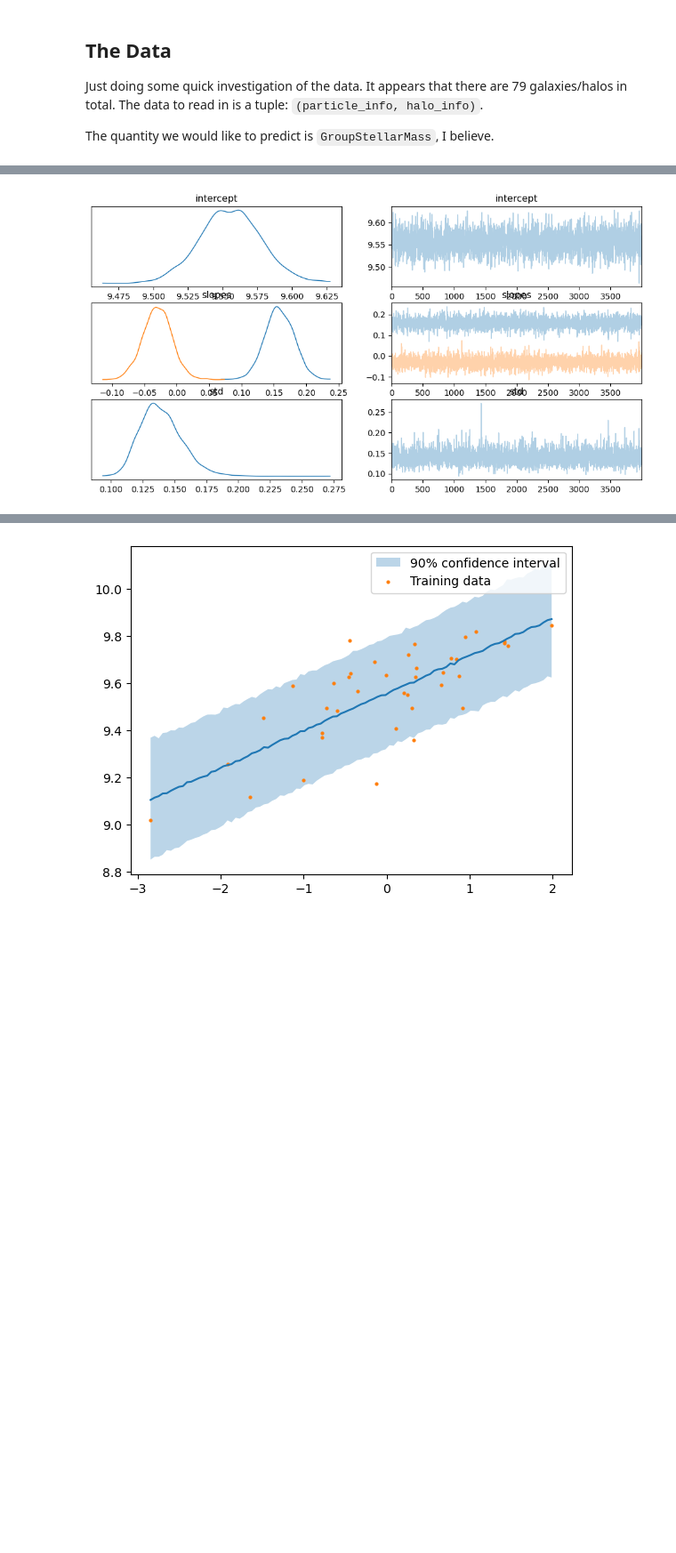
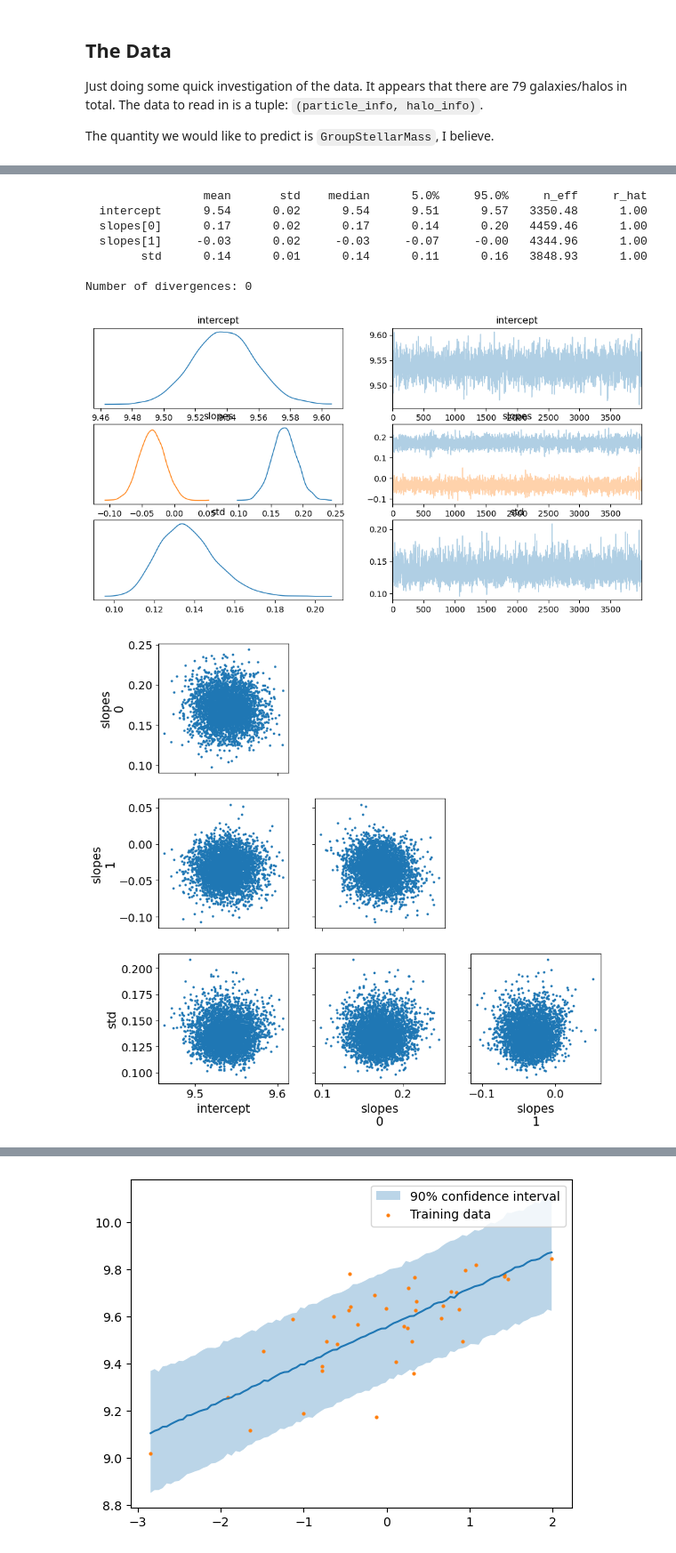
Before and after one commit to Daniel-Packer/dark-matter-halos, a Jupyter notebook: src/classical/classical_approach_linear_model.ipynb, the cells around one changed output, grey strips where cells are left out. Shown at 89% size. Saved outputs shown, nothing was run; the diff lists cells and outputs as text; code cells hidden in the pictures; blank space fills up the shorter version.

```diff
--- a/src/classical/classical_approach_linear_model.ipynb
+++ b/src/classical/classical_approach_linear_model.ipynb
@@ -6,3 +4,8 @@ from classical_approach import *
+# %%
+from classical_approach import *
+root_path = Path().resolve().parents[1]
+data_path = root_path / "data"
+halos_path = data_path / "halos.pkl"
 # %% [markdown]
 ## The Data
 
@@ -60,0 +15,17 @@ samples = mcmc.get_samples()
+# %%
+
+data = load_data(data_path)
+
+mean_predictors = data["train_predictors"].mean(axis=0, keepdims=True)
+std_predictors = data["train_predictors"].std(axis=0, keepdims=True)
+
+train_transformed = (data["train_predictors"] - mean_predictors) / std_predictors
+test_transformed = (data["test_predictors"] - mean_predictors) / std_predictors
+
+nuts_kernel = NUTS(linear_regression)
+
+
+mcmc = MCMC(nuts_kernel, num_samples=4000, num_warmup=1000, num_chains=1)
+mcmc.run(rng, train_transformed, data["train_labels"])
+samples = mcmc.get_samples()
+mcmc.print_summary()
@@ -61,6 +40,15 @@ samples = mcmc.get_samples()
 # %%
+# Checking trace of output
 posterior = az.from_numpyro(mcmc)
 az.plot_trace(posterior);
-# az.plot_pair(posterior)
+az.plot_pair(posterior, figsize=(10, 10));
 # %% [output]
+                 mean       std    median      5.0%     95.0%     n_eff     r_hat
+  intercept      9.54      0.02      9.54      9.51      9.57   3350.48      1.00
+  slopes[0]      0.17      0.02      0.17      0.14      0.20   4459.46      1.00
+  slopes[1]     -0.03      0.02     -0.03     -0.07     -0.00   4344.96      1.00
+        std      0.14      0.01      0.14      0.11      0.16   3848.93      1.00
+
+Number of divergences: 0
-[figure, old version]
+[figure, new version]
+[figure, added]
```
Also changed, not shown: parts of 8 cells of this notebook, 2 other files.
